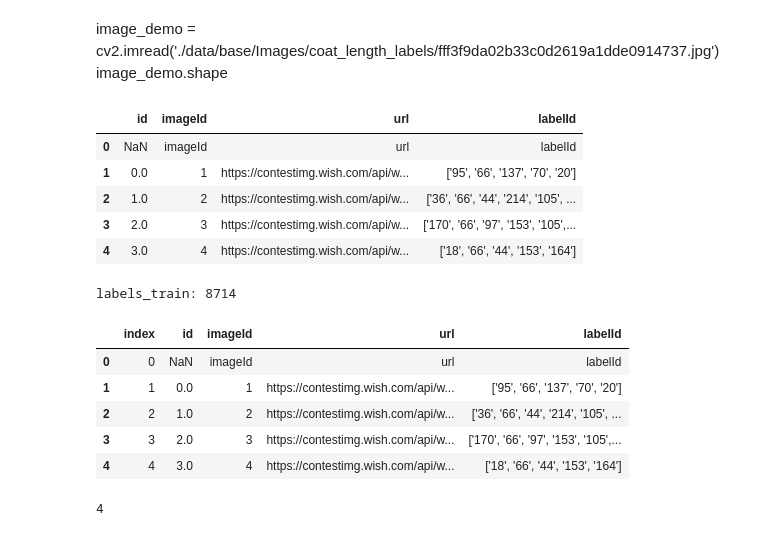
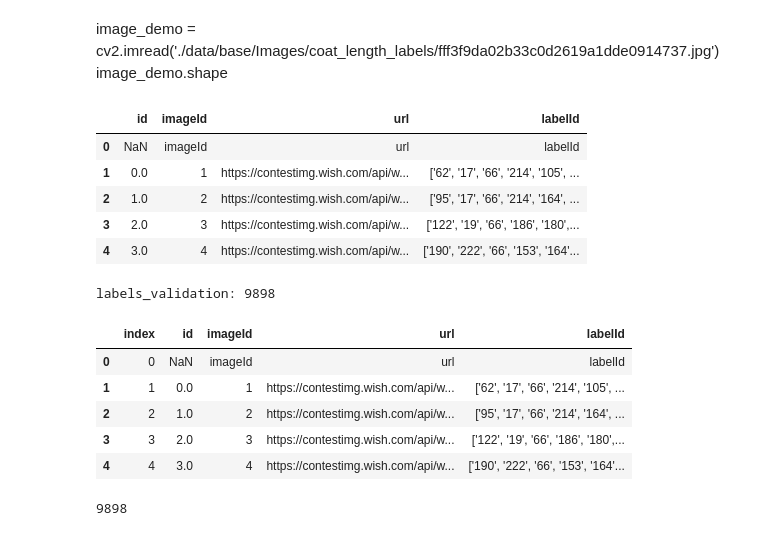
Before and after one commit to huhu502/cloths, a Jupyter notebook: solution.ipynb, the cells around one changed output. Saved outputs shown, nothing was run; the diff lists cells and outputs as text; code cells hidden in the pictures.

````diff
--- a/solution.ipynb
+++ b/solution.ipynb
@@ -11,6 +11,8 @@ import matplotlib.pyplot as plt
 from PIL import Image
 
 %matplotlib inline
+# %%
+label_csv_name='labels_validation'
 # %% [markdown]
 # 数据集目录结构
 ```
@@ -25,28 +27,28 @@ FashionAI-Attributes
 image_demo = cv2.imread('./data/base/Images/coat_length_labels/fff3f9da02b33c0d2619a1dde0914737.jpg')
 image_demo.shape
 # %%
-df_train = pd.read_csv('../data/labels_train.csv', header=None)
+df_train = pd.read_csv('./data/' + label_csv_name + '.csv', header=None,nrows =19999)
 df_train.columns = ['id','imageId', 'url', 'labelId']
 df_train.head()
 # %% [output]
 |  | id | imageId | url | labelId |
 | 0 | NaN | imageId | url | labelId |
-| 1 | 0.0 | 1 | https://contestimg.wish.com/api/w... | ['95', '66', '137', '70', '20'] |
-| 2 | 1.0 | 2 | https://contestimg.wish.com/api/w... | ['36', '66', '44', '214', '105', ... |
-| 3 | 2.0 | 3 | https://contestimg.wish.com/api/w... | ['170', '66', '97', '153', '105',... |
-| 4 | 3.0 | 4 | https://contestimg.wish.com/api/w... | ['18', '66', '44', '153', '164'] |
+| 1 | 0.0 | 1 | https://contestimg.wish.com/api/w... | ['62', '17', '66', '214', '105', ... |
+| 2 | 1.0 | 2 | https://contestimg.wish.com/api/w... | ['95', '17', '66', '214', '164', ... |
+| 3 | 2.0 | 3 | https://contestimg.wish.com/api/w... | ['122', '19', '66', '186', '180',... |
+| 4 | 3.0 | 4 | https://contestimg.wish.com/api/w... | ['190', '222', '66', '153', '164'... |
 # %%
 df_train.reset_index(inplace=True)
 del df_train['index']
 df_train.reset_index(inplace=True)
-print('{0}: {1}'.format('labels_train', len(df_train)))
+print('{0}: {1}'.format(label_csv_name, len(df_train)))
 df_train.head()
 # %% [output]
-labels_train: 8714
+labels_validation: 9898
 |  | index | id | imageId | url | labelId |
 | 0 | 0 | NaN | imageId | url | labelId |
-| 1 | 1 | 0.0 | 1 | https://contestimg.wish.com/api/w... | ['95', '66', '137', '70', '20'] |
-| 2 | 2 | 1.0 | 2 | https://contestimg.wish.com/api/w... | ['36', '66', '44', '214', '105', ... |
-| 3 | 3 | 2.0 | 3 | https://contestimg.wish.com/api/w... | ['170', '66', '97', '153', '105',... |
-| 4 | 4 | 3.0 | 4 | https://contestimg.wish.com/api/w... | ['18', '66', '44', '153', '164'] |
+| 1 | 1 | 0.0 | 1 | https://contestimg.wish.com/api/w... | ['62', '17', '66', '214', '105', ... |
+| 2 | 2 | 1.0 | 2 | https://contestimg.wish.com/api/w... | ['95', '17', '66', '214', '164', ... |
+| 3 | 3 | 2.0 | 3 | https://contestimg.wish.com/api/w... | ['122', '19', '66', '186', '180',... |
+| 4 | 4 | 3.0 | 4 | https://contestimg.wish.com/api/w... | ['190', '222', '66', '153', '164'... |
 # %%
@@ -86,9 +87,7 @@ for i in range(data_length):
-# %%
-tmp_label = list(tmp_label)
-label = tmp_label.index(max(tmp_label))
-label
-# %% [output]
-4
+# %%
+data_length
+# %% [output]
+9898
 # %%
 from keras import models
 from keras import layers
````
Also changed, not shown: parts of 12 cells of this notebook, 1 other file.
